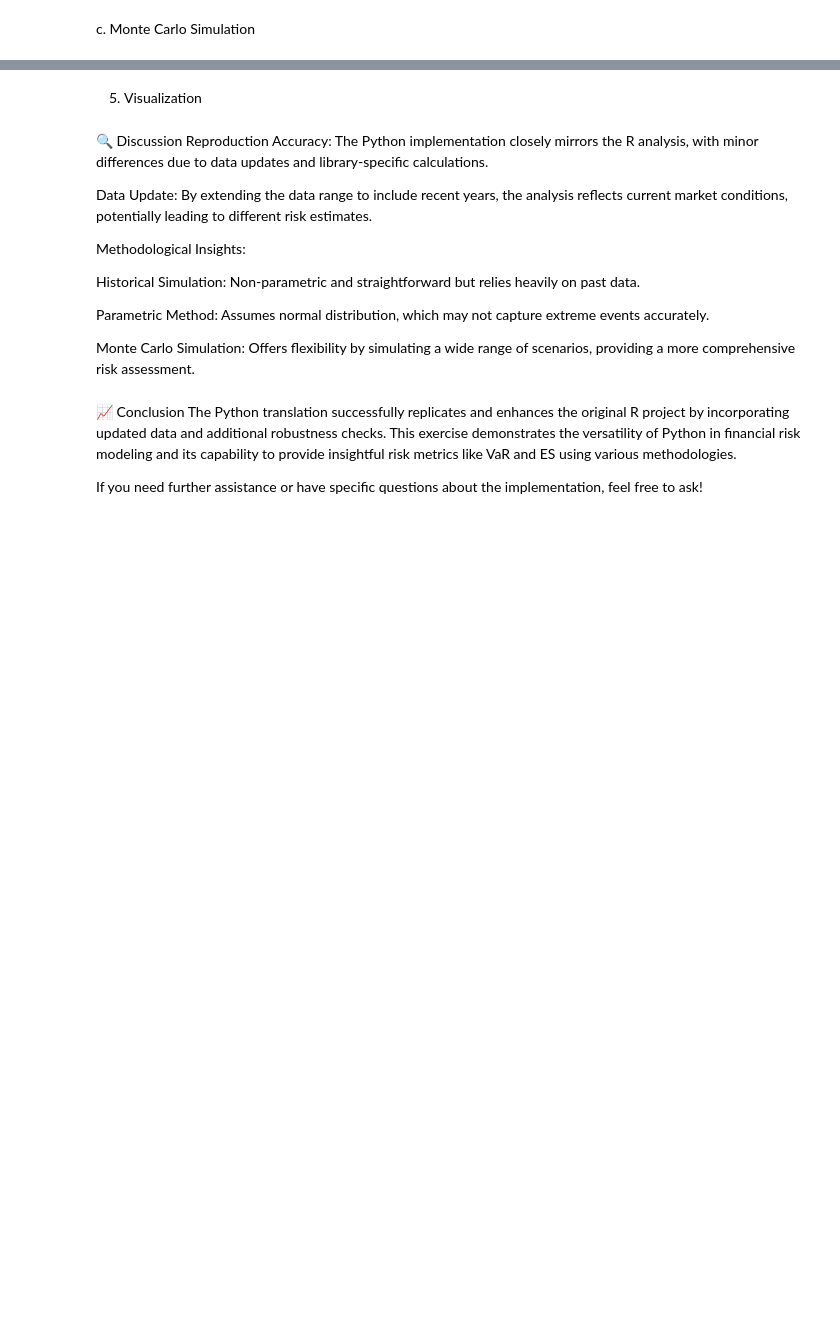
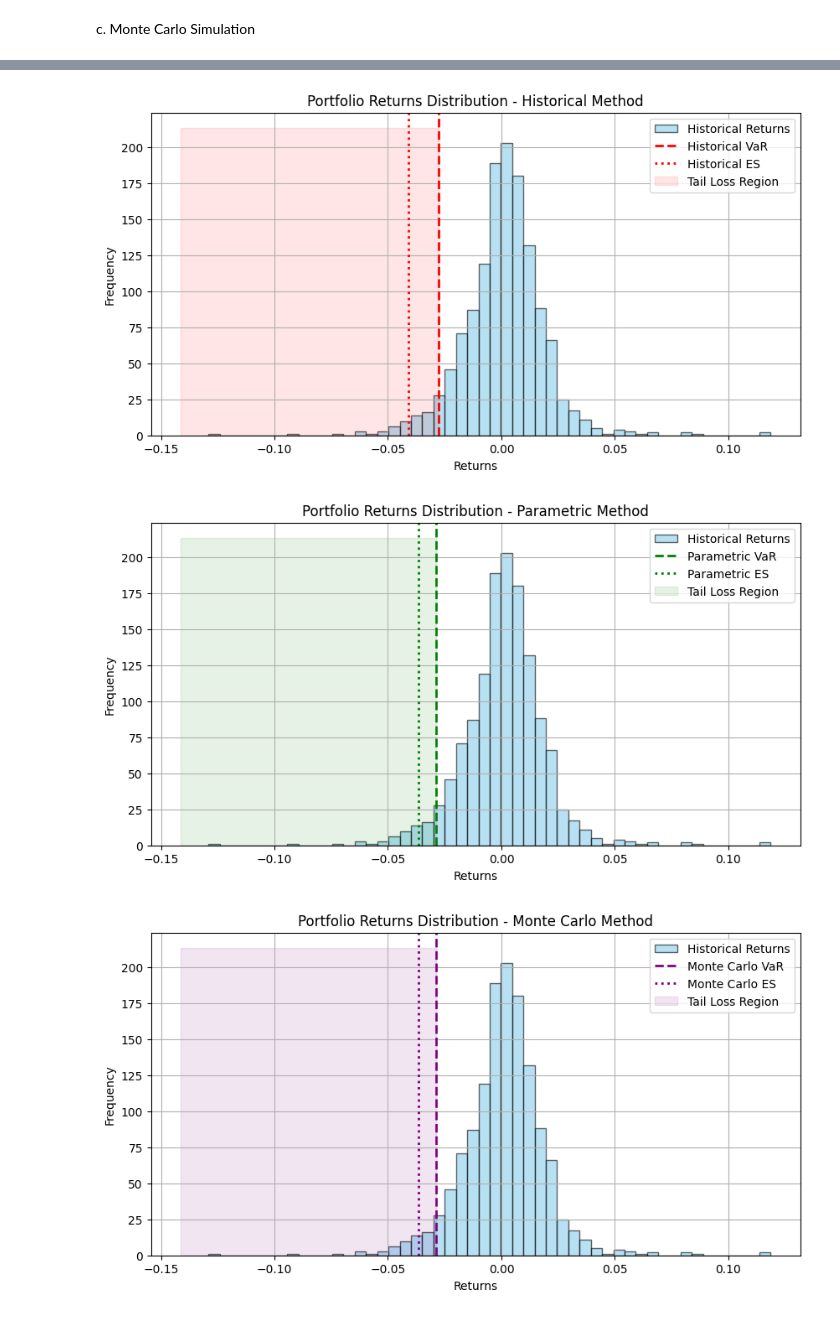
Before and after one commit to shadow-27/RR_TeamProject, a Jupyter notebook: Var_ES.ipynb, the cells around one changed output, grey strips where cells are left out. Cells and saved outputs as stored; diff of their text form; code cells hidden in the pictures; blank space fills up the shorter version.

Commit message:
updated the project analysis and added detailed readme

```diff
--- a/Var_ES.ipynb
+++ b/Var_ES.ipynb
@@ -77,2 +199,0 @@ print(f"Monte Carlo ES at {confidence_level*100}%: {es_mc:.4f}")
-# %% [markdown]
-5. Visualization
@@ -89,18 +200,43 @@ plt.show()
-# %% [markdown]
-🔍 Discussion
-Reproduction Accuracy: The Python implementation closely mirrors the R analysis, with minor differences due to data updates and library-specific calculations.
-
-Data Update: By extending the data range to include recent years, the analysis reflects current market conditions, potentially leading to different risk estimates.
-
-Methodological Insights:
-
-Historical Simulation: Non-parametric and straightforward but relies heavily on past data.
-
-Parametric Method: Assumes normal distribution, which may not capture extreme events accurately.
-
-Monte Carlo Simulation: Offers flexibility by simulating a wide range of scenarios, providing a more comprehensive risk assessment.
-# %% [markdown]
-📈 Conclusion
-The Python translation successfully replicates and enhances the original R project by incorporating updated data and additional robustness checks. This exercise demonstrates the versatility of Python in financial risk modeling and its capability to provide insightful risk metrics like VaR and ES using various methodologies.
-
-If you need further assistance or have specific questions about the implementation, feel free to ask!
+# %%
+# Historical Method
+plt.figure(figsize=(10, 5))
+plt.hist(portfolio_returns, bins=50, alpha=0.6, color='skyblue', edgecolor='black', label='Historical Returns')
+plt.axvline(var_hist, color='red', linestyle='--', linewidth=2, label='Historical VaR')
+plt.axvline(es_hist, color='red', linestyle=':', linewidth=2, label='Historical ES')
+plt.fill_betweenx([0, plt.gca().get_ylim()[1]], var_hist, plt.gca().get_xlim()[0], color='red', alpha=0.1, label='Tail Loss Region')
+plt.title('Portfolio Returns Distribution - Historical Method')
+plt.xlabel('Returns')
+plt.ylabel('Frequency')
+plt.legend()
+plt.grid(True)
+plt.show()
+
+# Parametric Method
+plt.figure(figsize=(10, 5))
+plt.hist(portfolio_returns, bins=50, alpha=0.6, color='skyblue', edgecolor='black', label='Historical Returns')
+plt.axvline(var_param, color='green', linestyle='--', linewidth=2, label='Parametric VaR')
+plt.axvline(es_param, color='green', linestyle=':', linewidth=2, label='Parametric ES')
+plt.fill_betweenx([0, plt.gca().get_ylim()[1]], var_param, plt.gca().get_xlim()[0], color='green', alpha=0.1, label='Tail Loss Region')
+plt.title('Portfolio Returns Distribution - Parametric Method')
+plt.xlabel('Returns')
+plt.ylabel('Frequency')
+plt.legend()
+plt.grid(True)
+plt.show()
+
+# Monte Carlo Method
+plt.figure(figsize=(10, 5))
+plt.hist(portfolio_returns, bins=50, alpha=0.6, color='skyblue', edgecolor='black', label='Historical Returns')
+plt.axvline(var_mc, color='purple', linestyle='--', linewidth=2, label='Monte Carlo VaR')
+plt.axvline(es_mc, color='purple', linestyle=':', linewidth=2, label='Monte Carlo ES')
+plt.fill_betweenx([0, plt.gca().get_ylim()[1]], var_mc, plt.gca().get_xlim()[0], color='purple', alpha=0.1, label='Tail Loss Region')
+plt.title('Portfolio Returns Distribution - Monte Carlo Method')
+plt.xlabel('Returns')
+plt.ylabel('Frequency')
+plt.legend()
+plt.grid(True)
+plt.show()
+# %% [output]
+[figure, added]
+[figure, added]
+[figure, added]
```
Also changed, not shown: parts of 16 cells of this notebook, 3 other files.
